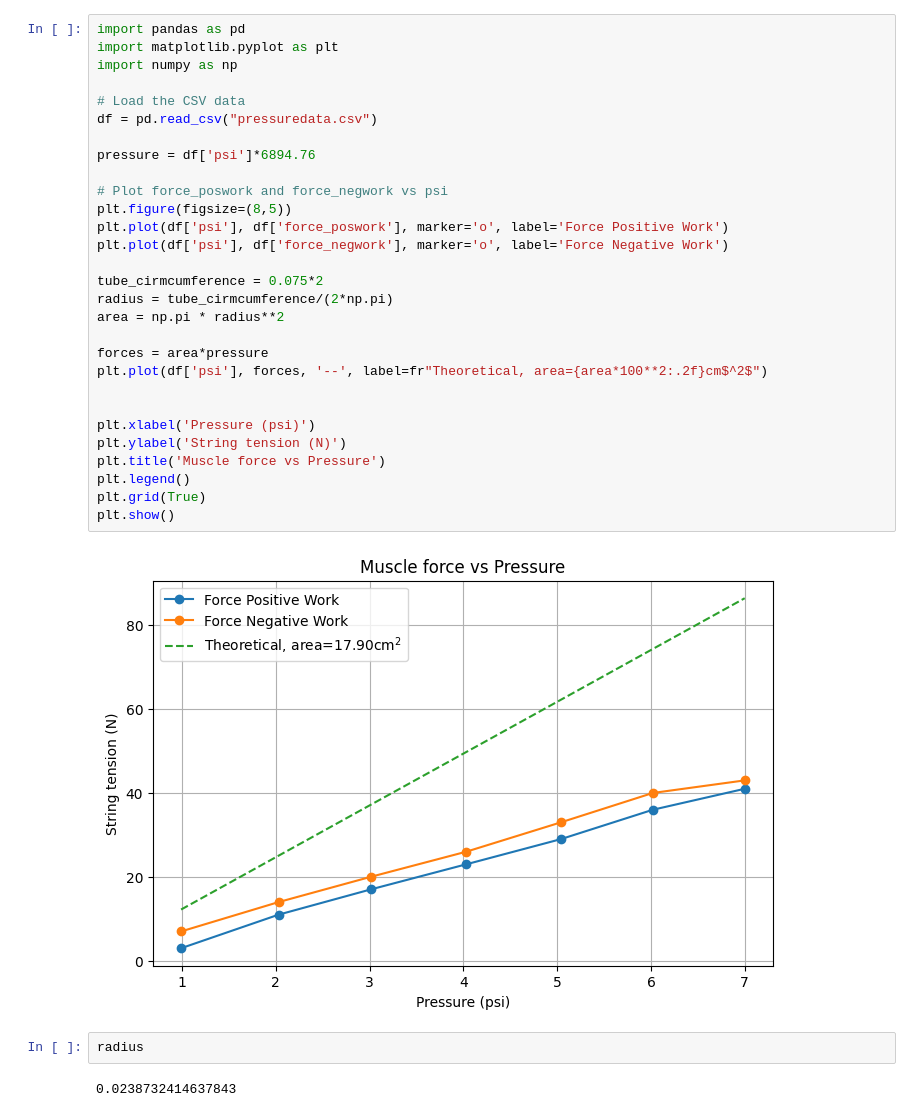
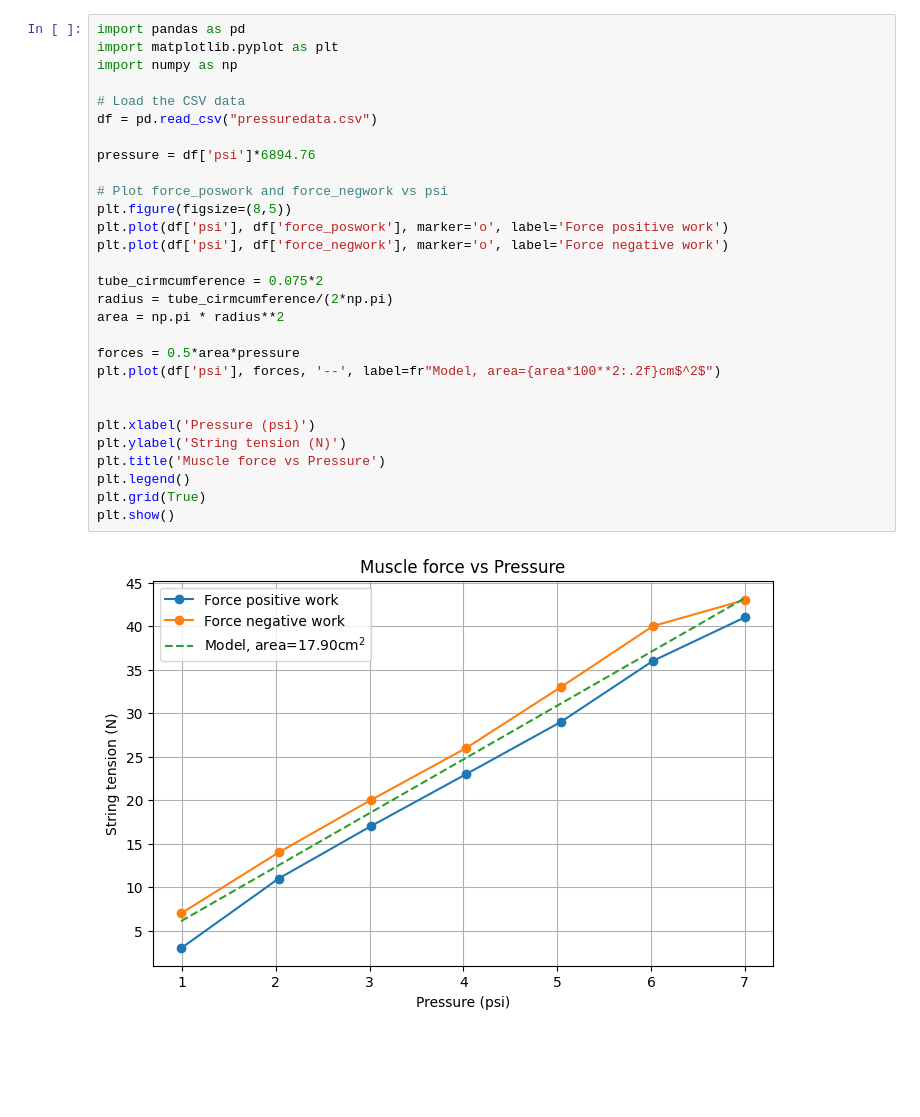
Before and after one commit to qwertpas/softarm, a Jupyter notebook: vinestation/pressureanalysis.ipynb, the cells around one changed output. Drawn from its saved outputs; the diff is of its cells as text; blank space fills up the shorter version.

Commit message:
plots for paper

```diff
--- a/vinestation/pressureanalysis.ipynb
+++ b/vinestation/pressureanalysis.ipynb
@@ -1,35 +1,31 @@
 # %%
 import pandas as pd
 import matplotlib.pyplot as plt
 import numpy as np
 
 # Load the CSV data
 df = pd.read_csv("pressuredata.csv")
 
 pressure = df['psi']*6894.76
 
 # Plot force_poswork and force_negwork vs psi
 plt.figure(figsize=(8,5))
-plt.plot(df['psi'], df['force_poswork'], marker='o', label='Force Positive Work')
-plt.plot(df['psi'], df['force_negwork'], marker='o', label='Force Negative Work')
+plt.plot(df['psi'], df['force_poswork'], marker='o', label='Force positive work')
+plt.plot(df['psi'], df['force_negwork'], marker='o', label='Force negative work')
 
 tube_cirmcumference = 0.075*2
 radius = tube_cirmcumference/(2*np.pi)
 area = np.pi * radius**2
 
-forces = area*pressure
-plt.plot(df['psi'], forces, '--', label=fr"Theoretical, area={area*100**2:.2f}cm$^2$")
+forces = 0.5*area*pressure
+plt.plot(df['psi'], forces, '--', label=fr"Model, area={area*100**2:.2f}cm$^2$")
 
 
 plt.xlabel('Pressure (psi)')
 plt.ylabel('String tension (N)')
 plt.title('Muscle force vs Pressure')
 plt.legend()
 plt.grid(True)
 plt.show()
 # %% [output]
-[figure, old version]
+[figure, new version]
-# %%
-radius
-# %% [output]
-0.0238732414637843
```
Also changed, not shown: parts of 5 cells of this notebook, 6 other files.
